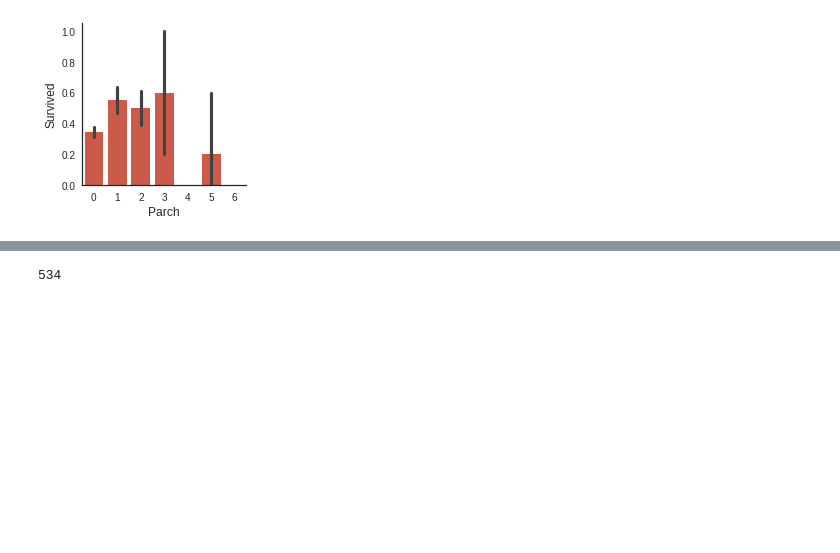
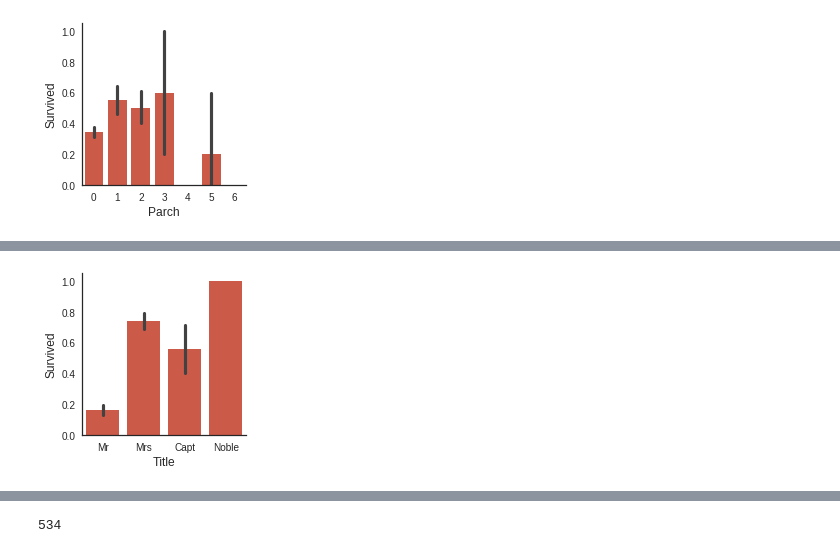
Before and after one commit to Vgrob/kaggle, a Jupyter notebook: titanic.ipynb, the cells around one changed output, grey strips where cells are left out. Cells and saved outputs as stored; diff of their text form; code cells hidden in the pictures; blank space fills up the shorter version.

```diff
--- a/titanic.ipynb
+++ b/titanic.ipynb
@@ -152,0 +172,22 @@ plot_categories(titanic,cat='Parch',target='Survived')
+# %%
+titanic['Cabin'] = titanic['Cabin'].map(lambda x: cabin_classif(x))
+# %%
+titanic['Title'] = titanic['Name'].map(lambda x: get_title(x))
+# %%
+def title_classif(title) :
+    if title in ["Miss","Mlle","Mme","Mrs","Ms"] :
+        title = "Mrs"
+    elif title in ["Capt","Col","Master","Major"]:
+        title = "Capt"
+    elif title in ["the Countess", "Lady"] :
+        title = "Noble"
+    elif title in ["Don","Rev", "Dr", "Sir","Jonkheer"] :
+        title = "Mr"
+
+    return title
+# %%
+titanic['Title']=titanic['Title'].map(lambda x: title_classif(x))
+# %%
+plot_categories(titanic,cat='Title',target='Survived')
+# %% [output]
+[figure, added]
```
Also changed, not shown: parts of 92 cells of this notebook.
